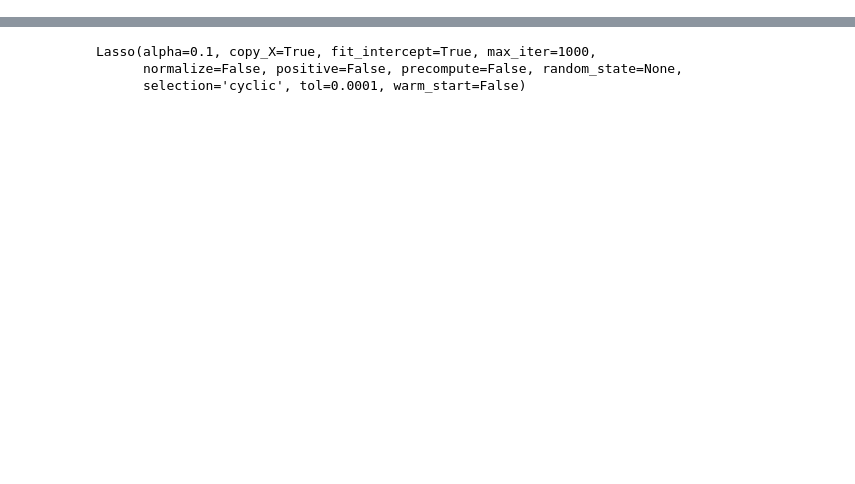
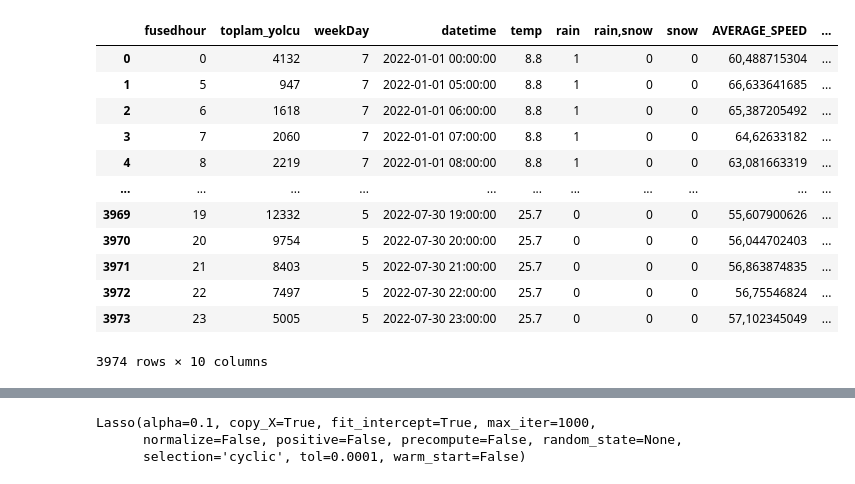
Before and after one commit to ahmetertok/KADIKOY-KARTAL_METROSU_makine_ogrenmesi_yogunluk_tahmini, a Jupyter notebook: model.ipynb, the cells around one changed output, grey strips where cells are left out. Saved outputs shown, nothing was run; the diff lists cells and outputs as text; code cells hidden in the pictures; blank space fills up the shorter version.

```diff
--- a/model.ipynb
+++ b/model.ipynb
@@ -6,0 +35,38 @@ raw_df = pd.read_csv(filepath_or_buffer='wooutlier.csv')
+# %%
+mylist=[]
+for x in range(len(raw_df)):
+  #print(int(raw_df.iloc[x]['AVERAGE_SPEED'].strip()[0:2]))
+  #raw_df['test']=np.where((90 - (90*( int(raw_df.iloc[x]['AVERAGE_SPEED'].strip()[0:2])-40)/50)<1), 1,
+  #np.where((1<= (90 - (90*( int(raw_df.iloc[x]['AVERAGE_SPEED'].strip()[0:2])-40)/50)) and (90 - (90*( int(raw_df.iloc[x]['AVERAGE_SPEED'].strip()[0:2])-40)/50))<50), (90 - (90*( int(raw_df.iloc[x]['AVERAGE_SPEED'].strip()[0:2])-40)/50)),
+  #np.where(( 50<= (90 - (90*( int(raw_df.iloc[x]['AVERAGE_SPEED'].strip()[0:2])-40)/50)) and   (90 - (90*( int(raw_df.iloc[x]['AVERAGE_SPEED'].strip()[0:2])-40)/50)) <100 ), (90 - (90*( int(raw_df.iloc[x]['AVERAGE_SPEED'].strip()[0:2])-40)/50)) *0.9,
+  #np.where((90 - (90*( int(raw_df.iloc[x]['AVERAGE_SPEED'].strip()[0:2])-40)/50))>=100 , 90,
+  #       0))))
+    if (90 - (90*( int(raw_df.iloc[x]['AVERAGE_SPEED'].strip()[0:2])-40)/50)<1):
+        raw_df.at[x,'test']=(1)
+    elif (1<= (90 - (90*( int(raw_df.iloc[x]['AVERAGE_SPEED'].strip()[0:2])-40)/50)) and (90 - (90*( int(raw_df.iloc[x]['AVERAGE_SPEED'].strip()[0:2])-40)/50))<50):
+        raw_df.at[x,'test']=((90 - (90*( int(raw_df.iloc[x]['AVERAGE_SPEED'].strip()[0:2])-40)/50)))
+    elif ( 50<= (90 - (90*( int(raw_df.iloc[x]['AVERAGE_SPEED'].strip()[0:2])-40)/50)) and   (90 - (90*( int(raw_df.iloc[x]['AVERAGE_SPEED'].strip()[0:2])-40)/50)) <100 ):
+        raw_df.at[x,'test']=((90 - (90*( int(raw_df.iloc[x]['AVERAGE_SPEED'].strip()[0:2])-40)/50)) *0.9)
+    elif (90 - (90*( int(raw_df.iloc[x]['AVERAGE_SPEED'].strip()[0:2])-40)/50))>=100:
+        raw_df.at[x,'test']=(90)
+  #np.where((90 - (90*( int(raw_df.iloc[x]['AVERAGE_SPEED'].strip()[0:2])-40)/50)<1), 1,
+  #np.where((1<= (90 - (90*( int(raw_df.iloc[x]['AVERAGE_SPEED'].strip()[0:2])-40)/50)) and (90 - (90*( int(raw_df.iloc[x]['AVERAGE_SPEED'].strip()[0:2])-40)/50))<50), (90 - (90*( int(raw_df.iloc[x]['AVERAGE_SPEED'].strip()[0:2])-40)/50)),
+  #np.where(( 50<= (90 - (90*( int(raw_df.iloc[x]['AVERAGE_SPEED'].strip()[0:2])-40)/50)) and   (90 - (90*( int(raw_df.iloc[x]['AVERAGE_SPEED'].strip()[0:2])-40)/50)) <100 ), (90 - (90*( int(raw_df.iloc[x]['AVERAGE_SPEED'].strip()[0:2])-40)/50)) *0.9,
+  #np.where((90 - (90*( int(raw_df.iloc[x]['AVERAGE_SPEED'].strip()[0:2])-40)/50))>=100 , 90,
+  #       0)))))
+# %%
+raw_df
+# %% [output]
+|  | fusedhour | toplam_yolcu | weekDay | datetime | temp | rain | rain,snow | snow | AVERAGE_SPEED | ... |
+| 0 | 0 | 4132 | 7 | 2022-01-01 00:00:00 | 8.8 | 1 | 0 | 0 | 60,488715304 | ... |
+| 1 | 5 | 947 | 7 | 2022-01-01 05:00:00 | 8.8 | 1 | 0 | 0 | 66,633641685 | ... |
+| 2 | 6 | 1618 | 7 | 2022-01-01 06:00:00 | 8.8 | 1 | 0 | 0 | 65,387205492 | ... |
+| 3 | 7 | 2060 | 7 | 2022-01-01 07:00:00 | 8.8 | 1 | 0 | 0 | 64,62633182 | ... |
+| 4 | 8 | 2219 | 7 | 2022-01-01 08:00:00 | 8.8 | 1 | 0 | 0 | 63,081663319 | ... |
+| ... | ... | ... | ... | ... | ... | ... | ... | ... | ... | ... |
+| 3969 | 19 | 12332 | 5 | 2022-07-30 19:00:00 | 25.7 | 0 | 0 | 0 | 55,607900626 | ... |
+| 3970 | 20 | 9754 | 5 | 2022-07-30 20:00:00 | 25.7 | 0 | 0 | 0 | 56,044702403 | ... |
+| 3971 | 21 | 8403 | 5 | 2022-07-30 21:00:00 | 25.7 | 0 | 0 | 0 | 56,863874835 | ... |
+| 3972 | 22 | 7497 | 5 | 2022-07-30 22:00:00 | 25.7 | 0 | 0 | 0 | 56,75546824 | ... |
+| 3973 | 23 | 5005 | 5 | 2022-07-30 23:00:00 | 25.7 | 0 | 0 | 0 | 57,102345049 | ... |
+3974 rows × 10 columns
```
Also changed, not shown: parts of 28 cells of this notebook.
